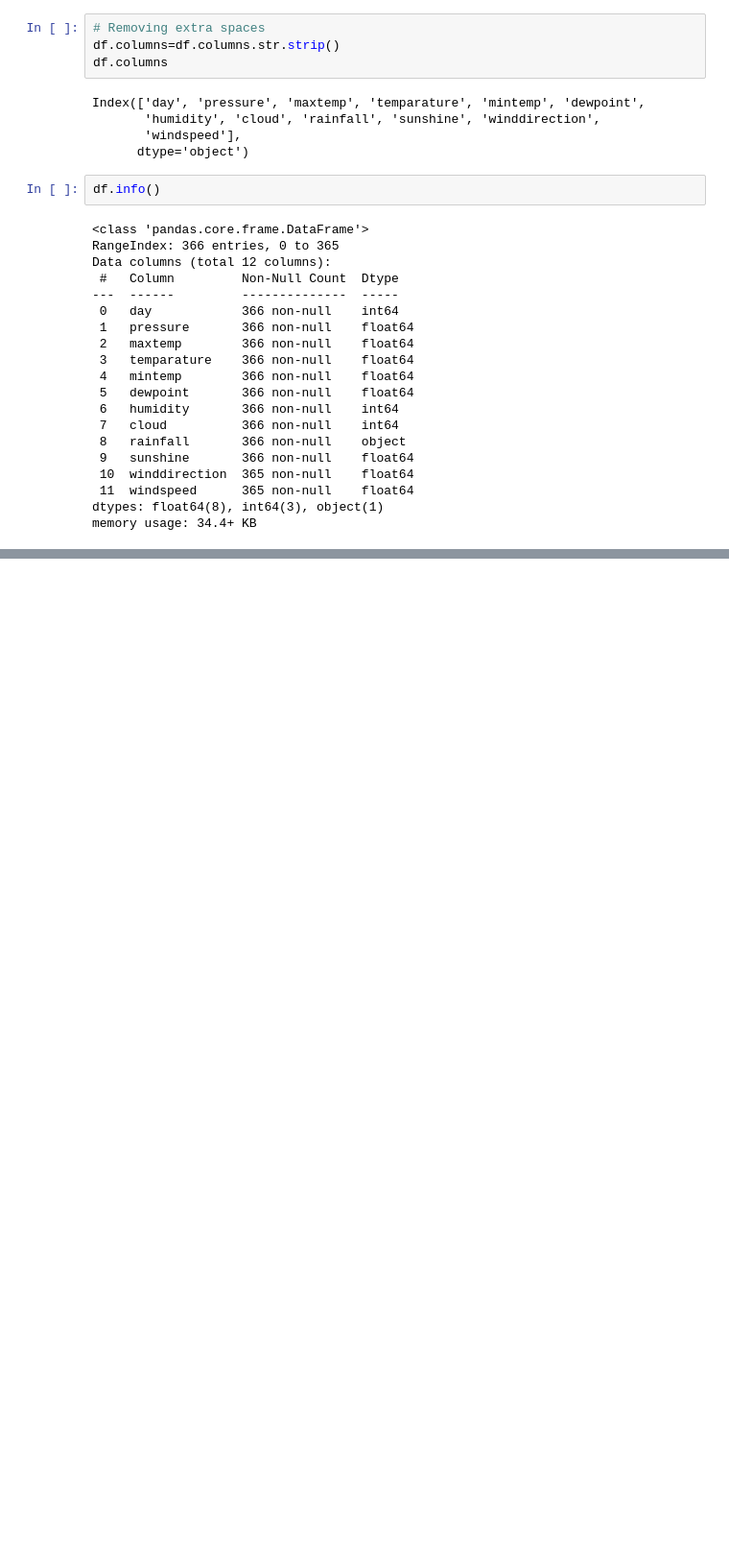
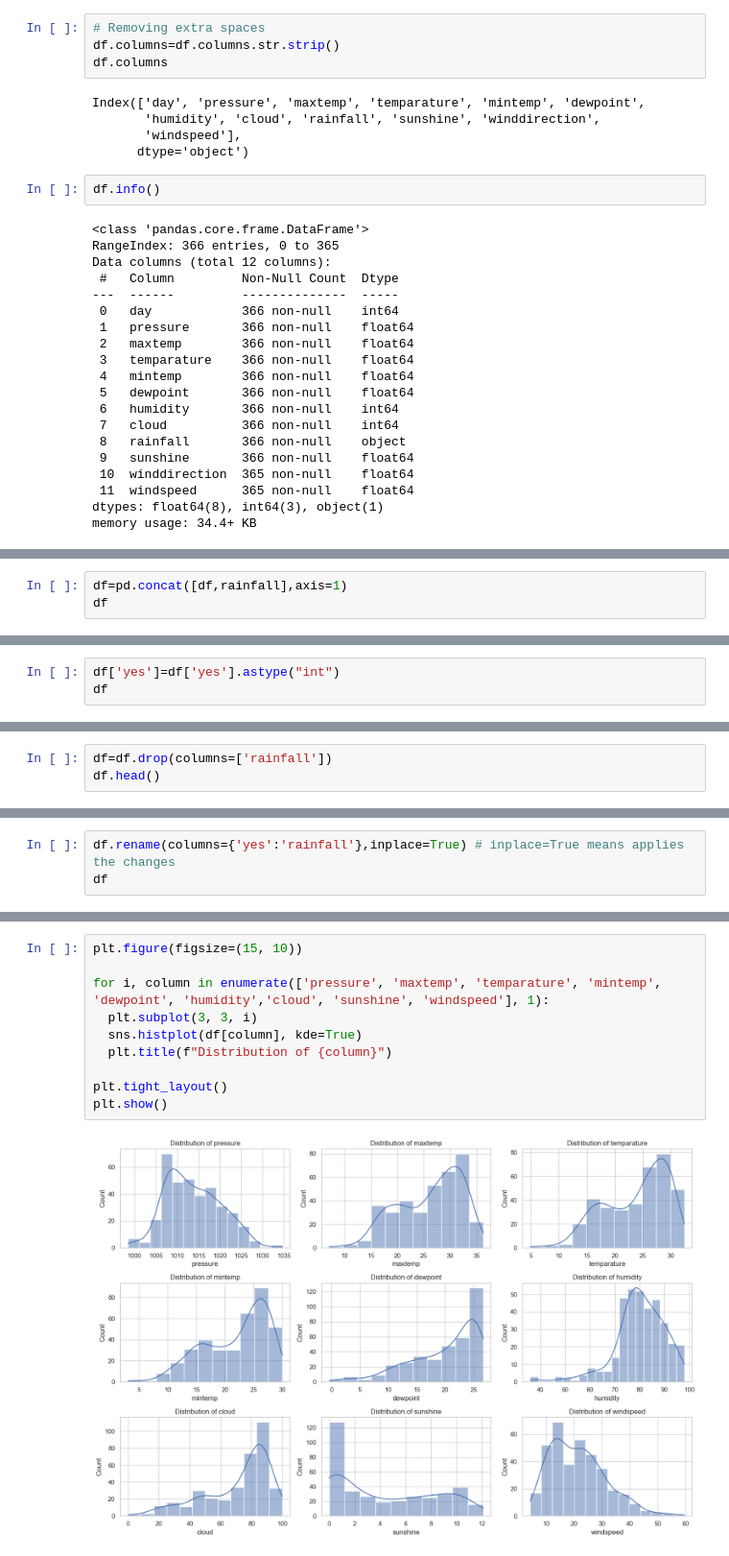
Before and after one commit to Raksha1729/Prediction_of_Rainfall_using_ML, a Jupyter notebook: prediction_model.ipynb, the cells around one changed output, grey strips where cells are left out. Shown: that part at 96% size. Cells and saved outputs as stored; diff of their text form; blank space fills up the shorter version.

```diff
--- a/prediction_model.ipynb
+++ b/prediction_model.ipynb
@@ -84,0 +217,3 @@ memory usage: 34.4+ KB
+# %%
+df=pd.concat([df,rainfall],axis=1)
+df
@@ -84,0 +234,3 @@ memory usage: 34.4+ KB
+# %%
+df['yes']=df['yes'].astype("int")
+df
@@ -84,0 +251,3 @@ memory usage: 34.4+ KB
+# %%
+df=df.drop(columns=['rainfall'])
+df.head()
@@ -84,0 +261,3 @@ memory usage: 34.4+ KB
+# %%
+df.rename(columns={'yes':'rainfall'},inplace=True) # inplace=True means applies the changes
+df
@@ -84,0 +292,12 @@ memory usage: 34.4+ KB
+# %%
+plt.figure(figsize=(15, 10))
+
+for i, column in enumerate(['pressure', 'maxtemp', 'temparature', 'mintemp', 'dewpoint', 'humidity','cloud', 'sunshine', 'windspeed'], 1):
+  plt.subplot(3, 3, i)
+  sns.histplot(df[column], kde=True)
+  plt.title(f"Distribution of {column}")
+
+plt.tight_layout()
+plt.show()
+# %% [output]
+[figure, added]
```
Also changed, not shown: parts of 17 cells of this notebook.
